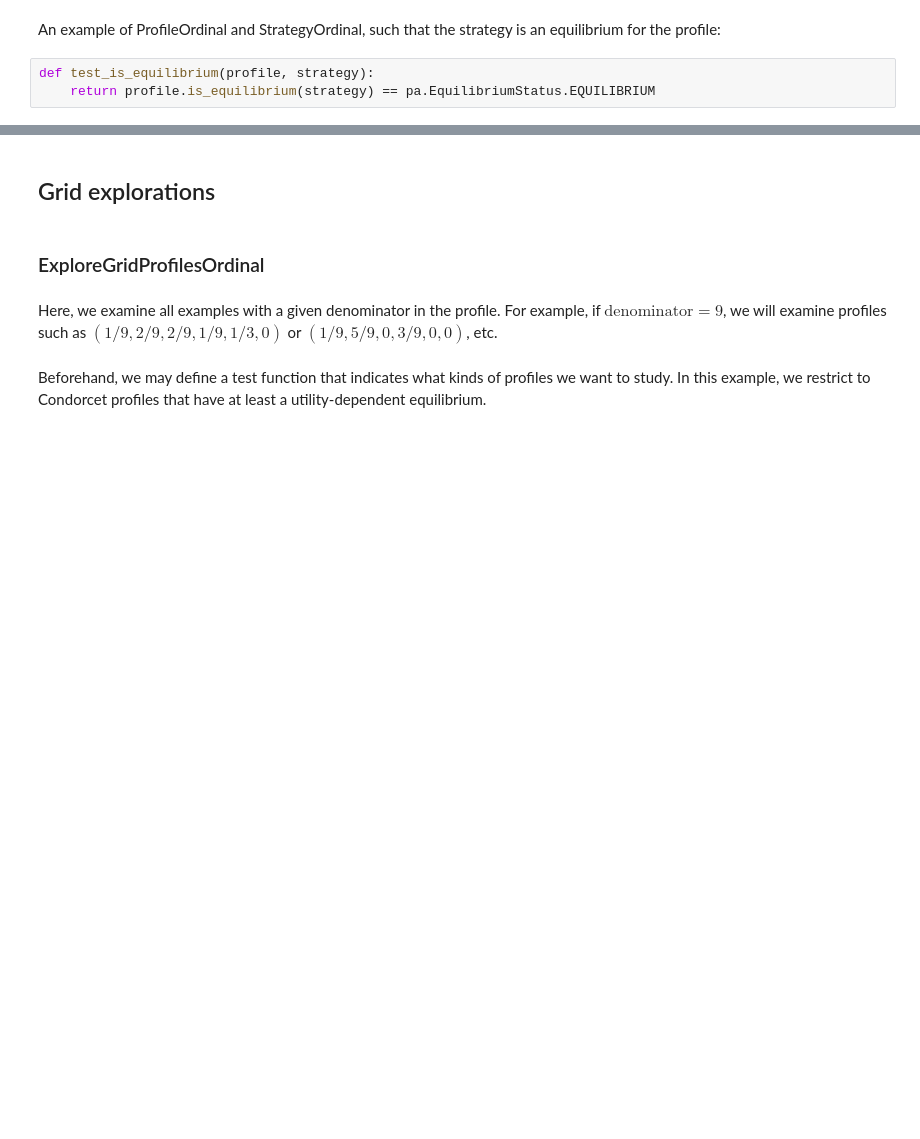
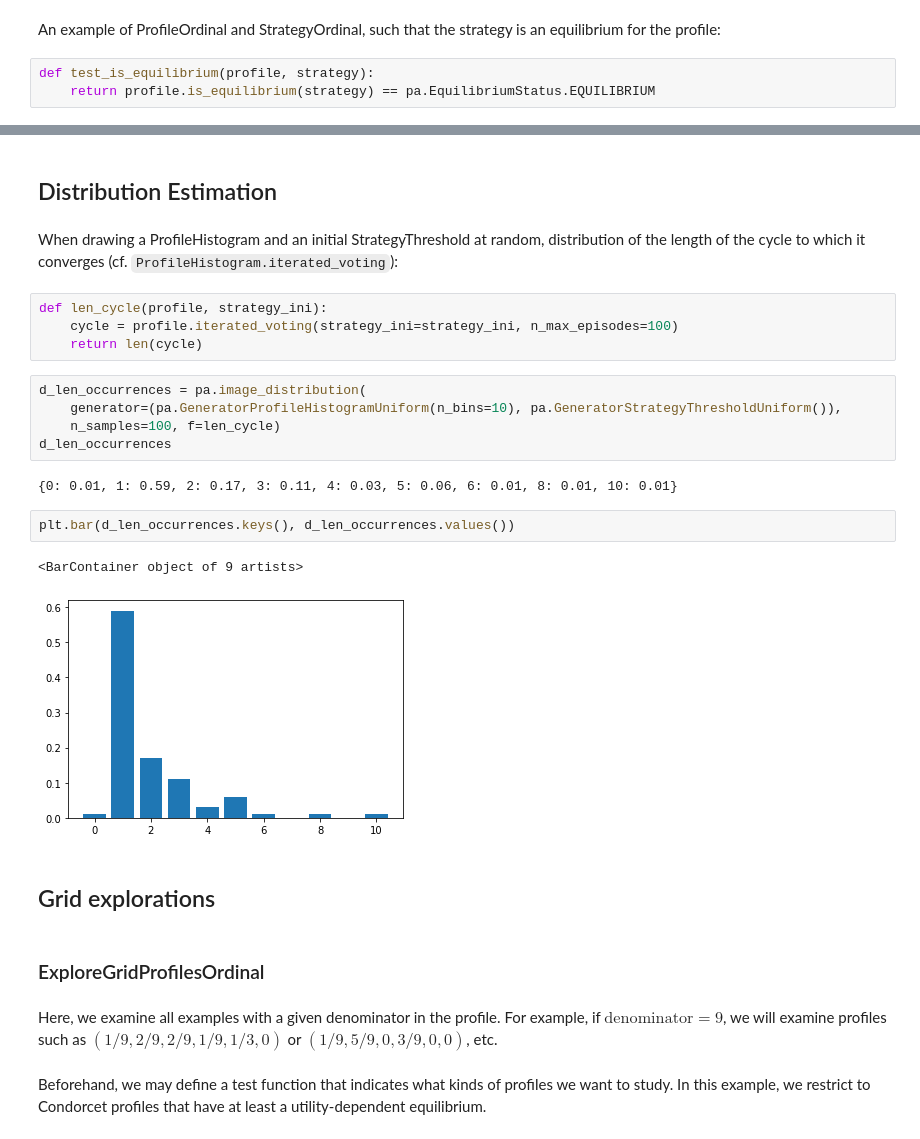
Before and after one commit to francois-durand/poisson_approval, a Jupyter notebook: docs/tutorial_mass_simulations.ipynb, the cells around one changed output, grey strips where cells are left out. Cells and saved outputs as stored; diff of their text form; blank space fills up the shorter version.

Commit message:
Add image_distribution
+ Update the tutorial on mass simulations in order to illustrate this new feature.

```diff
--- a/docs/tutorial_mass_simulations.ipynb
+++ b/docs/tutorial_mass_simulations.ipynb
@@ -102,3 +102,23 @@ print(strategy)
+# %% [markdown]
+## Distribution Estimation
+# %% [markdown]
+When drawing a ProfileHistogram and an initial StrategyThreshold at random, distribution of the length of the cycle to which it converges (cf. ``ProfileHistogram.iterated_voting``):
+# %%
+def len_cycle(profile, strategy_ini):
+    cycle = profile.iterated_voting(strategy_ini=strategy_ini, n_max_episodes=100)
+    return len(cycle)
+# %%
+d_len_occurrences = pa.image_distribution(
+    generator=(pa.GeneratorProfileHistogramUniform(n_bins=10), pa.GeneratorStrategyThresholdUniform()),
+    n_samples=100, f=len_cycle)
+d_len_occurrences
+# %% [output]
+{0: 0.01, 1: 0.59, 2: 0.17, 3: 0.11, 4: 0.03, 5: 0.06, 6: 0.01, 8: 0.01, 10: 0.01}
+# %%
+plt.bar(d_len_occurrences.keys(), d_len_occurrences.values())
+# %% [output]
+<BarContainer object of 9 artists>
+[figure, added]
 # %% [markdown]
 ## Grid explorations
 # %% [markdown]
```
Also changed, not shown: parts of 9 cells of this notebook, 1 other file.
